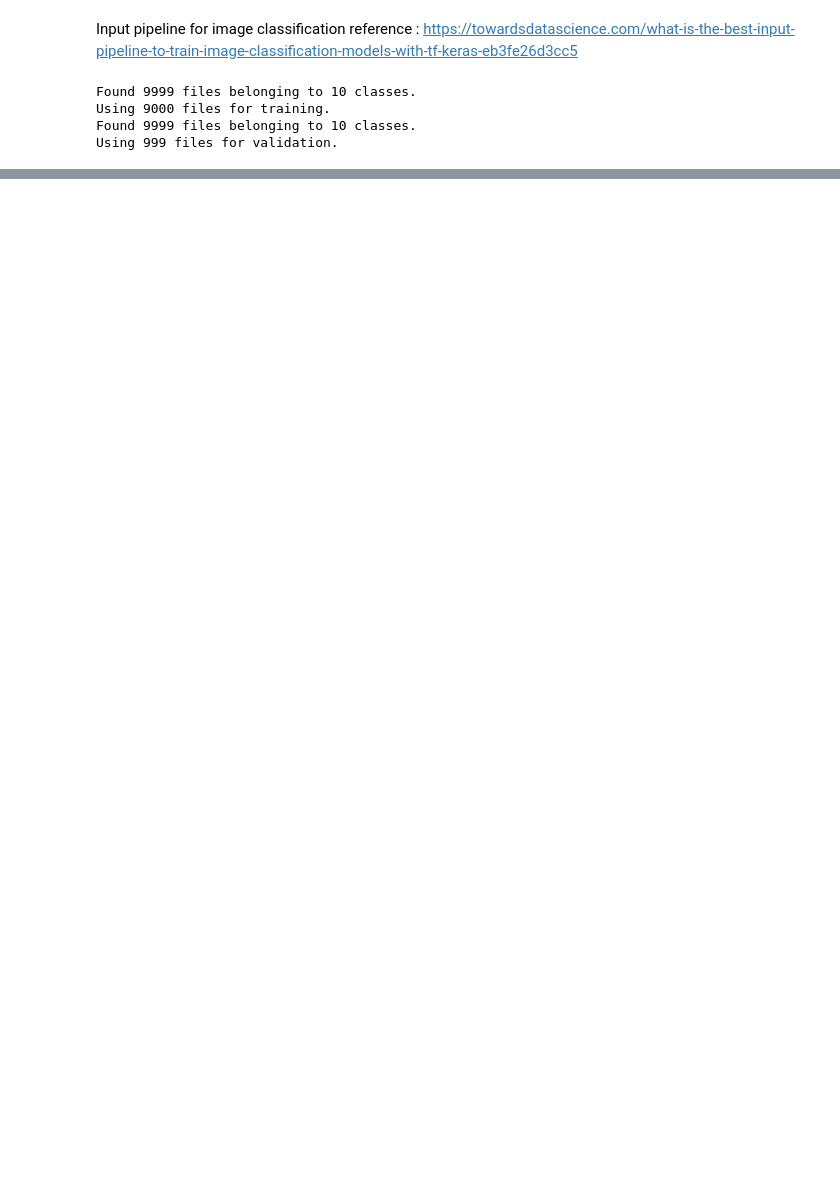
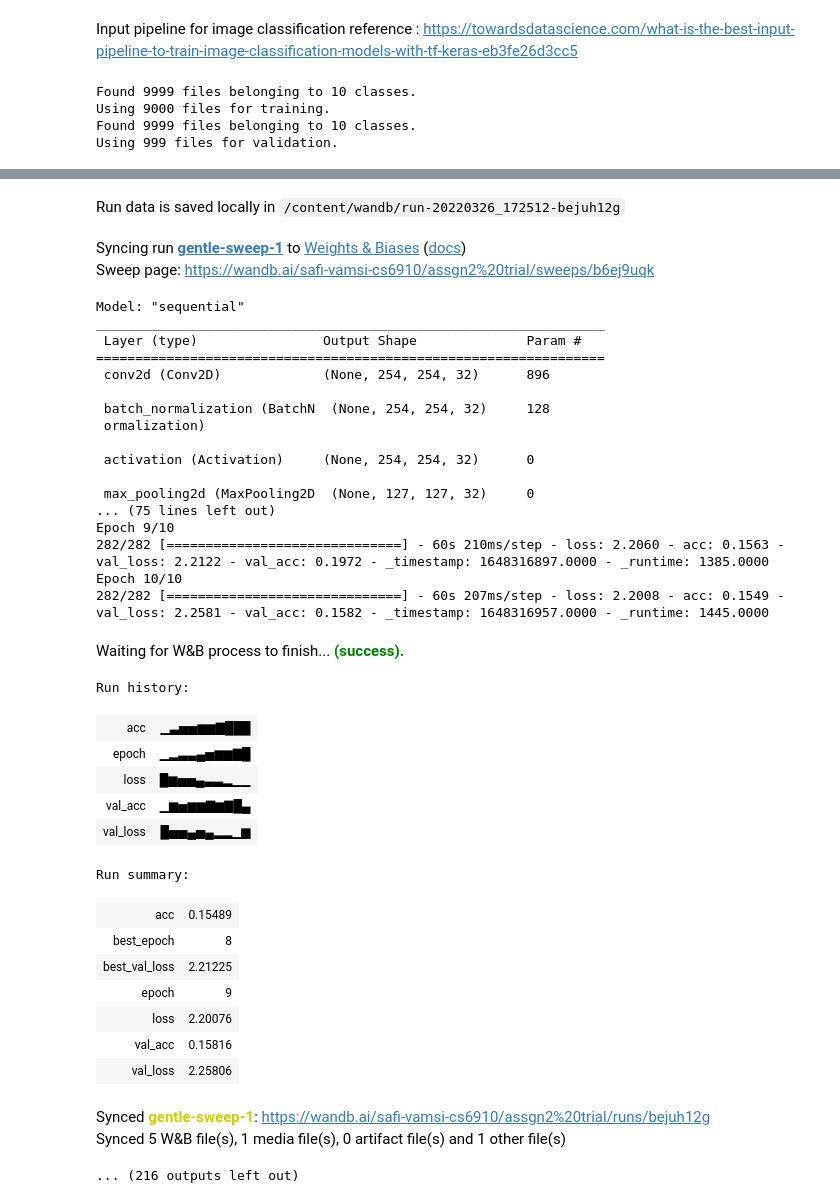
Before and after one commit to safikhanSoofiyani/Animal-Plant-Species-Detection, a Jupyter notebook: CS6910_Assignment2.ipynb, the cells around one changed output, grey strips where cells are left out. Saved outputs shown, nothing was run; the diff lists cells and outputs as text; code cells hidden in the pictures; blank space fills up the shorter version.

Commit message:
Hyperparameter tuning sweeps code

```diff
--- a/CS6910_Assignment2.ipynb
+++ b/CS6910_Assignment2.ipynb
@@ -161,17 +269,0 @@ model=build_cnn(conv,den,filt,conv_size,pool_size,True,512,0.8)
-# %%
-# hyper parameters: activation function for convolution layer and dense layer,
-# batch normalization, % of dropout
-hyperparameters={
-
-    'batch_norm': {
-        'values':[True,False]
-    },
-    'num_filter':{
-        'values':[32,64,128,256,512]
-
-    },
-
-
-
-
-}
@@ -177,0 +303,19 @@ hyperparameters={
+# %%
+def get_augmented_data():
+    training_data_augmentation=ImageDataGenerator(rescale=1./255,
+                                        height_shift_range=0.2,
+                                        width_shift_range=0.2,
+                                        horizontal_flip=True,
+                                        zoom_range=0.2,
+                                        fill_mode="nearest",
+                                        validation_split = 0.1)
+
+    # Validation data is not being augmented
+    validation_data_augmentation=ImageDataGenerator(
+        validation_split=0.1
+    )
+
+    train_aug=training_data_augmentation.flow_from_directory(path,shuffle=True,seed=19,subset='training')
+    valid_aug=validation_data_augmentation.flow_from_directory(path,shuffle=True,seed=19,subset='validation')
+
+    return train_aug, valid_aug
@@ -177,0 +394,3 @@ hyperparameters={
+# %%
+entity_name = "safi-vamsi-cs6910"
+project_name = "Assignment 2"
@@ -177,0 +456,3 @@ hyperparameters={
+# %%
+sweeper(entity_name, project_name)
+# %% [output]
@@ -177,0 +473,38 @@ hyperparameters={
+Run data is saved locally in /content/wandb/run-20220326_172512-bejuh12g
+Syncing run gentle-sweep-1 to Weights & Biases (docs)
+Sweep page: https://wandb.ai/safi-vamsi-cs6910/assgn2%20trial/sweeps/b6ej9uqk
+Model: "sequential"
+_________________________________________________________________
+ Layer (type)                Output Shape              Param #
+=================================================================
+ conv2d (Conv2D)             (None, 254, 254, 32)      896
+
+ batch_normalization (BatchN  (None, 254, 254, 32)     128
+ ormalization)
+
+ activation (Activation)     (None, 254, 254, 32)      0
+
+ max_pooling2d (MaxPooling2D  (None, 127, 127, 32)     0
+... (75 lines left out)
+Epoch 9/10
+282/282 [==============================] - 60s 210ms/step - loss: 2.2060 - acc: 0.1563 - val_loss: 2.2122 - val_acc: 0.1972 - _timestamp: 1648316897.0000 - _runtime: 1385.0000
+Epoch 10/10
+282/282 [==============================] - 60s 207ms/step - loss: 2.2008 - acc: 0.1549 - val_loss: 2.2581 - val_acc: 0.1582 - _timestamp: 1648316957.0000 - _runtime: 1445.0000
+Waiting for W&B process to finish... (success).
+Run history:
+| acc | ▁▃▅▅▆▆▇███ |
+| epoch | ▁▂▃▃▄▅▆▆▇█ |
+| loss | █▆▅▅▄▃▃▂▁▁ |
+| val_acc | ▁▆▅▆▆▇▆▇█▄ |
+| val_loss | █▅▅▄▅▄▂▂▁▆ |
+Run summary:
+| acc | 0.15489 |
+| best_epoch | 8 |
+| best_val_loss | 2.21225 |
+| epoch | 9 |
+| loss | 2.20076 |
+| val_acc | 0.15816 |
+| val_loss | 2.25806 |
+Synced gentle-sweep-1: https://wandb.ai/safi-vamsi-cs6910/assgn2%20trial/runs/bejuh12g
+Synced 5 W&B file(s), 1 media file(s), 0 artifact file(s) and 1 other file(s)
+... (216 outputs left out)
```
Also changed, not shown: parts of 16 cells of this notebook.
